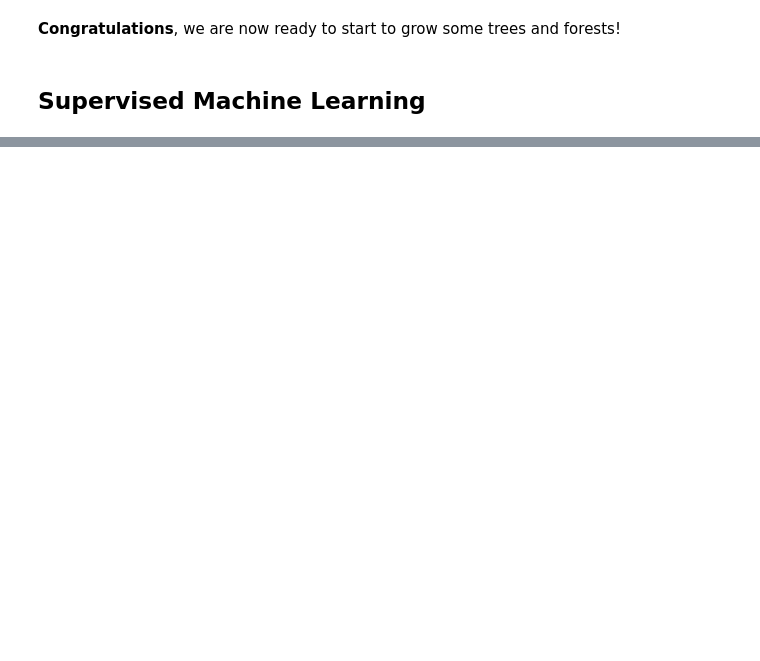
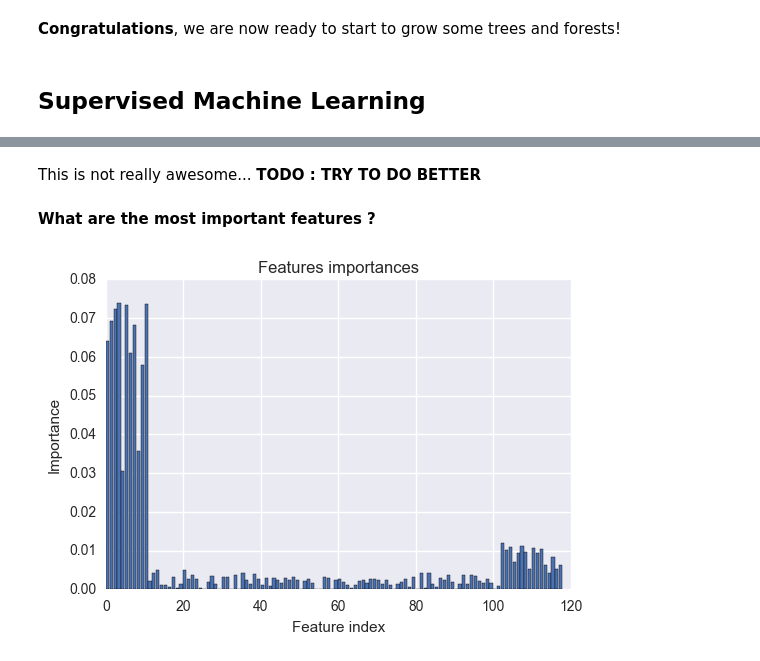
Before and after one commit to loistal/ADA_lab1, a Jupyter notebook: 04 - Applied ML/Football Players ML.ipynb, the cells around one changed output, grey strips where cells are left out. Saved outputs shown, nothing was run; the diff lists cells and outputs as text; code cells hidden in the pictures; blank space fills up the shorter version.

```diff
--- a/04 - Applied ML/Football Players ML.ipynb
+++ b/04 - Applied ML/Football Players ML.ipynb
@@ -285,0 +352,20 @@ print(acc)
+# %% [markdown]
+This is not really awesome...
+**TODO : TRY TO DO BETTER**
+# %% [markdown]
+**What are the most important features ?**
+# %%
+# Instantiate the model
+rfc = RandomForestClassifier()
+
+# Fit with the data
+rfc.fit(dataset, labels)
+
+fig, ax = plt.subplots()
+ax.bar(left=np.arange(len(rfc.feature_importances_)), height=rfc.feature_importances_)
+ax.set_title('Features importances')
+ax.set_xlabel('Feature index')
+ax.set_ylabel('Importance')
+plt.show()
+# %% [output]
+[figure, added]
```
Also changed, not shown: parts of 13 cells of this notebook.
